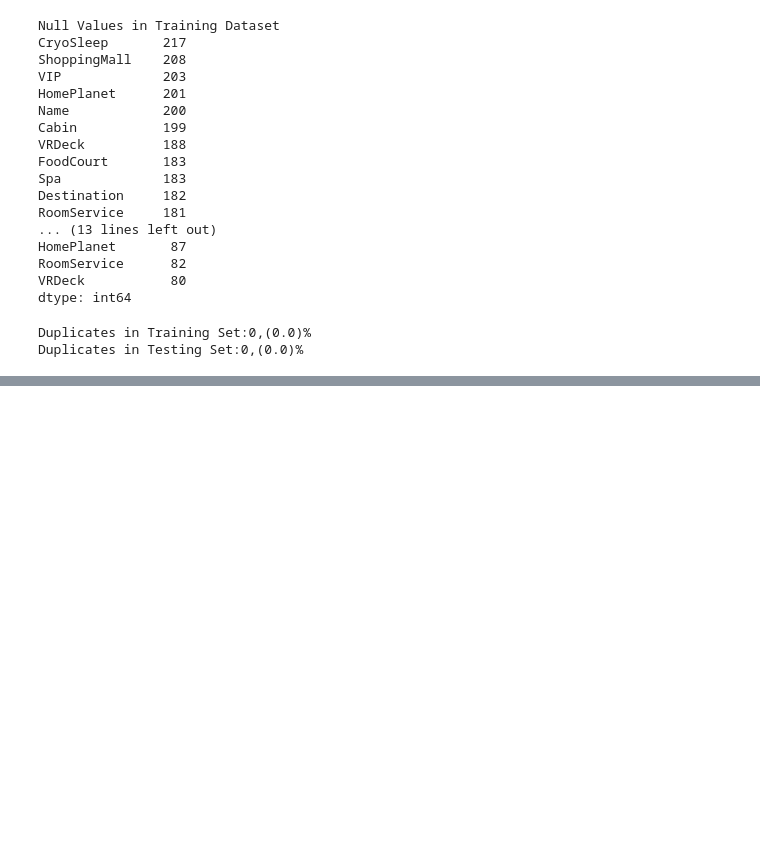
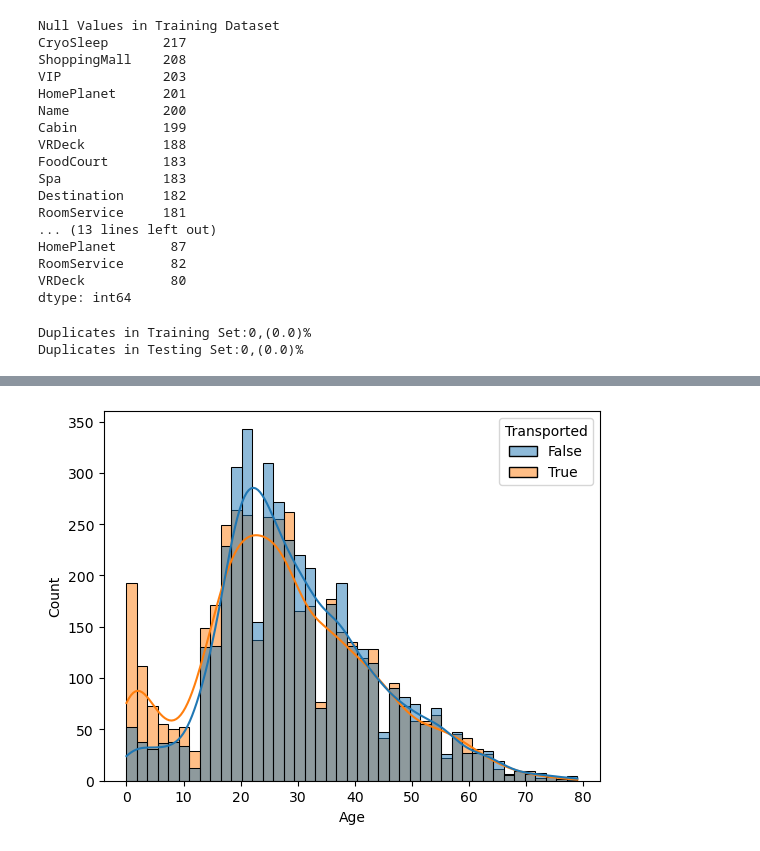
Before and after one commit to manishbhatia7/kaggle, a Jupyter notebook: input/spaceship-titanic/notebook.ipynb, the cells around one changed output, grey strips where cells are left out. Cells and saved outputs as stored; diff of their text form; code cells hidden in the pictures; blank space fills up the shorter version.

```diff
--- a/input/spaceship-titanic/notebook.ipynb
+++ b/input/spaceship-titanic/notebook.ipynb
@@ -135,0 +141,5 @@ Duplicates in Testing Set:0,(0.0)%
+# %%
+sns.histplot(x='Age',data=train,hue='Transported',kde=True)
+plt.show()
+# %% [output]
+[figure, added]
```
Also changed, not shown: parts of 3 cells of this notebook, 1 other file.
